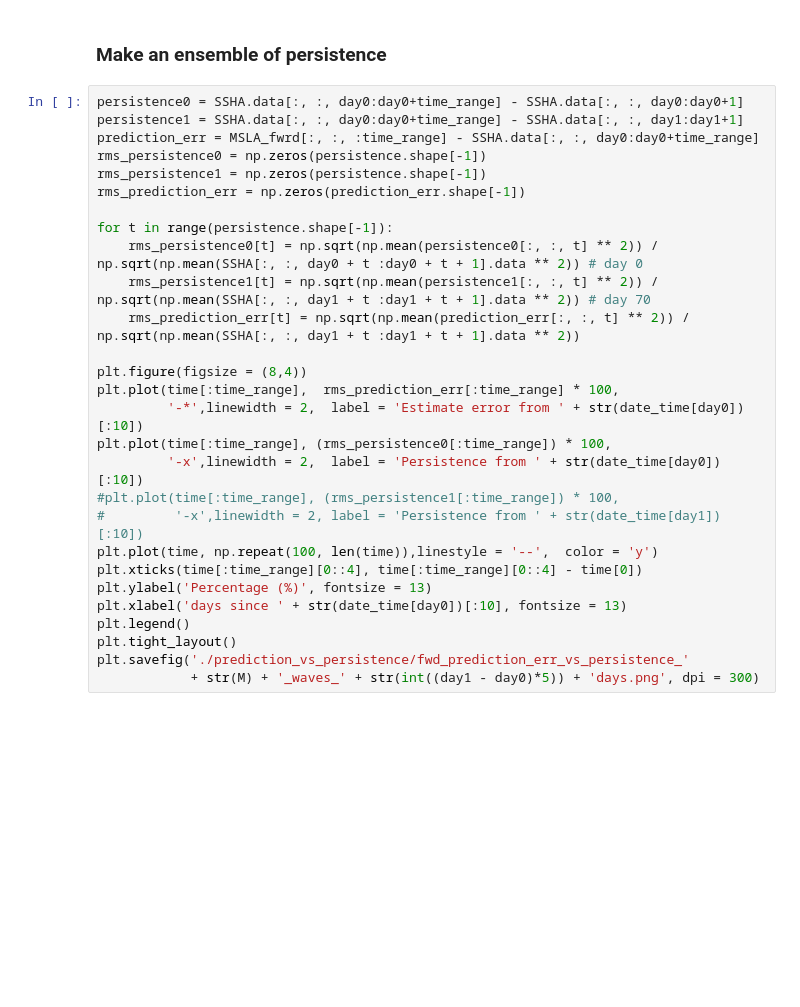
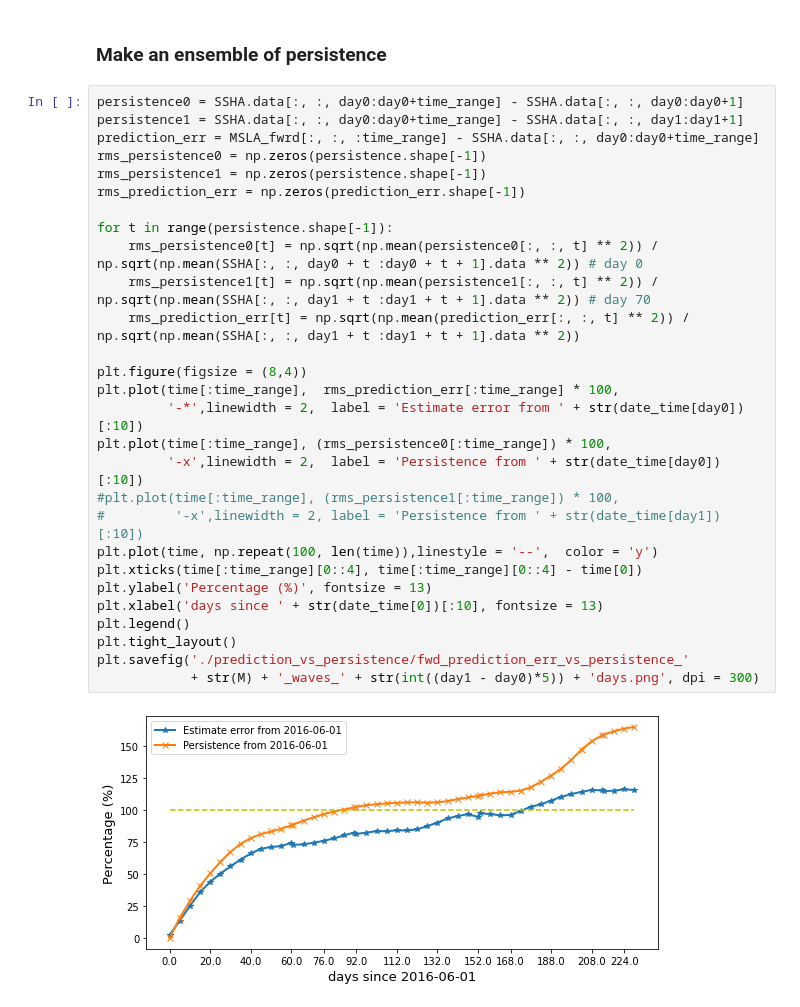
Before and after one commit to yugaophd/cer-swot, a Jupyter notebook: CER101_aviso_forward_model.ipynb, the cells around one changed output. Cells and saved outputs as stored; diff of their text form; blank space fills up the shorter version.

```diff
--- a/CER101_aviso_forward_model.ipynb
+++ b/CER101_aviso_forward_model.ipynb
@@ -399,28 +456,30 @@ plt.savefig('./prediction_vs_persistence/estimate_err_vs_persistence_' + str(dat
 # %%
 persistence0 = SSHA.data[:, :, day0:day0+time_range] - SSHA.data[:, :, day0:day0+1]
 persistence1 = SSHA.data[:, :, day0:day0+time_range] - SSHA.data[:, :, day1:day1+1]
 prediction_err = MSLA_fwrd[:, :, :time_range] - SSHA.data[:, :, day0:day0+time_range]
 rms_persistence0 = np.zeros(persistence.shape[-1])
 rms_persistence1 = np.zeros(persistence.shape[-1])
 rms_prediction_err = np.zeros(prediction_err.shape[-1])
 
 for t in range(persistence.shape[-1]):
     rms_persistence0[t] = np.sqrt(np.mean(persistence0[:, :, t] ** 2)) / np.sqrt(np.mean(SSHA[:, :, day0 + t :day0 + t + 1].data ** 2)) # day 0
     rms_persistence1[t] = np.sqrt(np.mean(persistence1[:, :, t] ** 2)) / np.sqrt(np.mean(SSHA[:, :, day1 + t :day1 + t + 1].data ** 2)) # day 70
     rms_prediction_err[t] = np.sqrt(np.mean(prediction_err[:, :, t] ** 2)) / np.sqrt(np.mean(SSHA[:, :, day1 + t :day1 + t + 1].data ** 2))
 
 plt.figure(figsize = (8,4))
 plt.plot(time[:time_range],  rms_prediction_err[:time_range] * 100,
          '-*',linewidth = 2,  label = 'Estimate error from ' + str(date_time[day0])[:10])
 plt.plot(time[:time_range], (rms_persistence0[:time_range]) * 100,
          '-x',linewidth = 2,  label = 'Persistence from ' + str(date_time[day0])[:10])
 #plt.plot(time[:time_range], (rms_persistence1[:time_range]) * 100,
 #         '-x',linewidth = 2, label = 'Persistence from ' + str(date_time[day1])[:10])
 plt.plot(time, np.repeat(100, len(time)),linestyle = '--',  color = 'y')
 plt.xticks(time[:time_range][0::4], time[:time_range][0::4] - time[0])
 plt.ylabel('Percentage (%)', fontsize = 13)
-plt.xlabel('days since ' + str(date_time[day0])[:10], fontsize = 13)
+plt.xlabel('days since ' + str(date_time[0])[:10], fontsize = 13)
 plt.legend()
 plt.tight_layout()
 plt.savefig('./prediction_vs_persistence/fwd_prediction_err_vs_persistence_'
             + str(M) + '_waves_' + str(int((day1 - day0)*5)) + 'days.png', dpi = 300)
+# %% [output]
+[figure, added]
```
Also changed, not shown: parts of 15 cells of this notebook, 3 other files.
